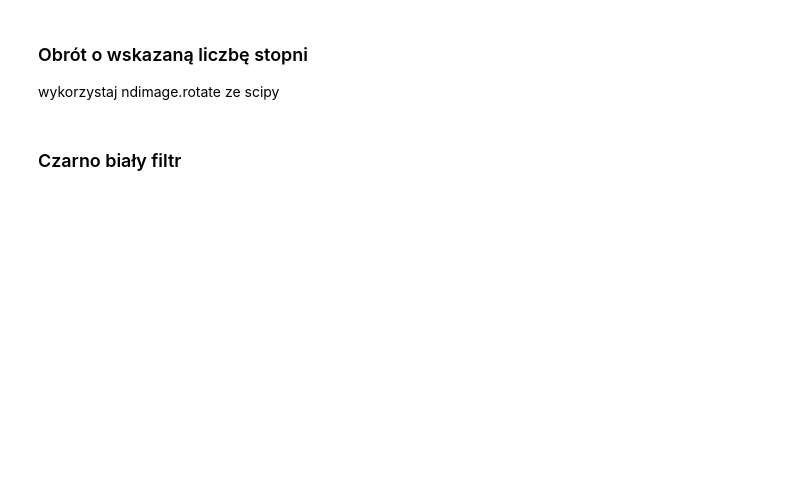
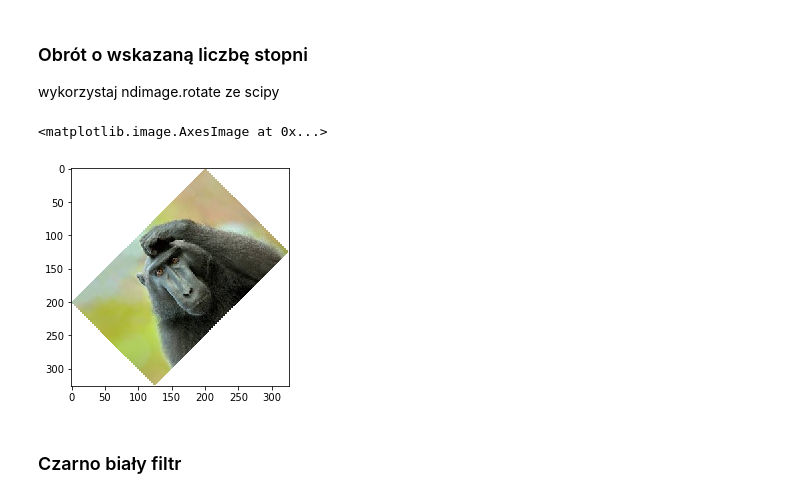
Before and after one commit to squadack/python_20191116, a Jupyter notebook: dzien10/numpy_bootcamp_zadania.ipynb, the cells around one changed output. Cells and saved outputs as stored; diff of their text form; code cells hidden in the pictures; blank space fills up the shorter version.

```diff
--- a/dzien10/numpy_bootcamp_zadania.ipynb
+++ b/dzien10/numpy_bootcamp_zadania.ipynb
@@ -158,5 +176,13 @@ plt.imshow(im2)
 ### Obrót o wskazaną liczbę stopni
 
 wykorzystaj ndimage.rotate ze scipy
+# %%
+from scipy import ndimage
+y = ndimage.rotate(im1, 45)
+y[y < 0] = 0
+plt.imshow(y)
+# %% [output]
+<matplotlib.image.AxesImage at 0x...>
+[figure, added]
 # %% [markdown]
 ### Czarno biały filtr
```
Also changed, not shown: parts of 4 cells of this notebook.
